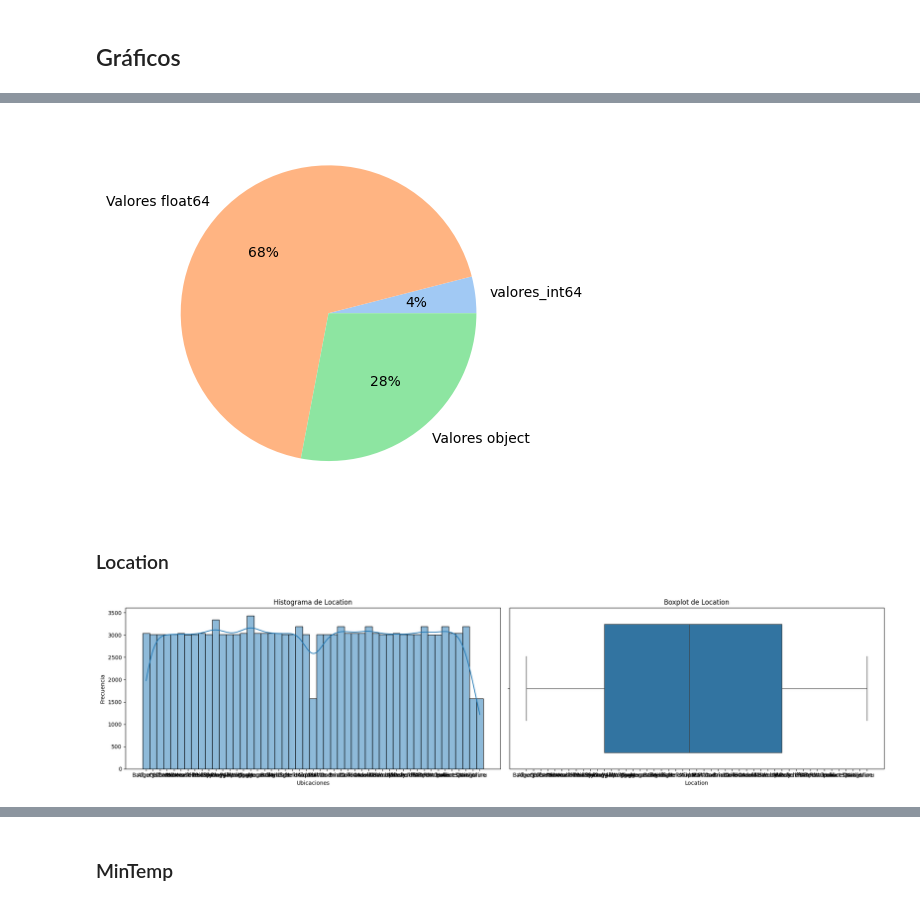
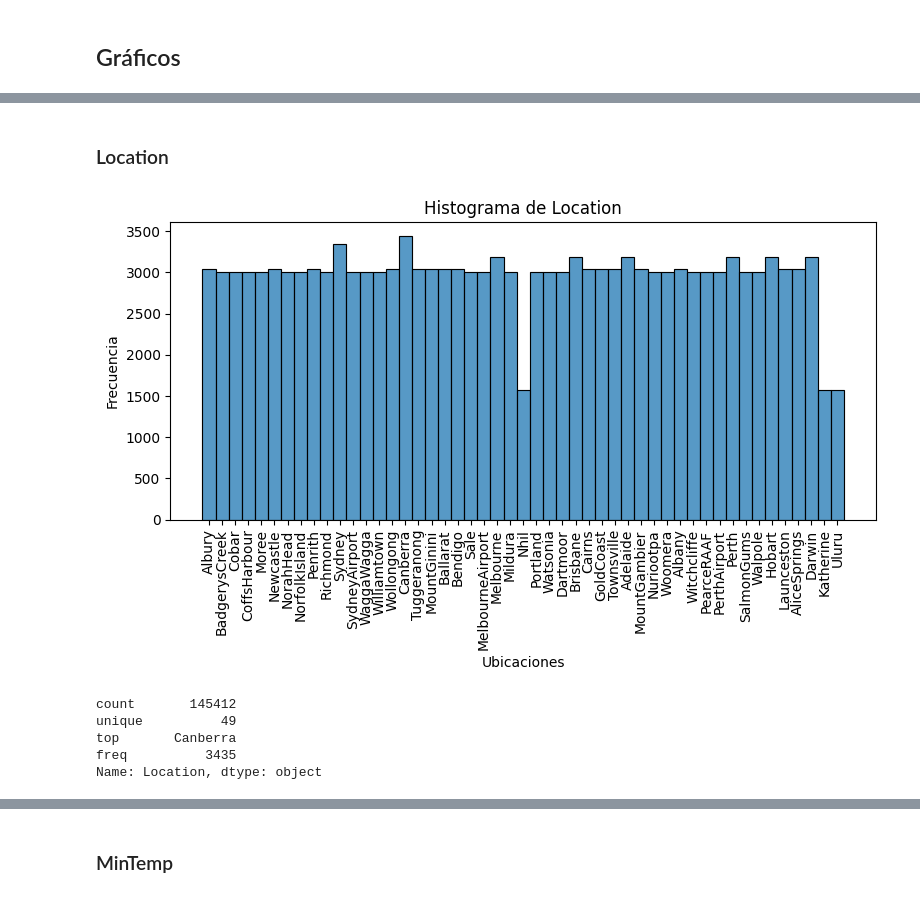
Before and after one commit to C4570/AA1-TUIA-Britos-Moresco, a Jupyter notebook: TP_integrador_AA1.ipynb, the cells around one changed output, grey strips where cells are left out. Drawn from its saved outputs; the diff is of its cells as text; code cells hidden in the pictures.

```diff
--- a/TP_integrador_AA1.ipynb
+++ b/TP_integrador_AA1.ipynb
@@ -177,41 +204,23 @@ plt.show()
-# %%
-# Calcula el número de valores que son de tipo int64
-valores_int64 = (weather_data.dtypes == 'int64').sum()
-
-# Calcula el número de valores que son de tipo float64
-valores_float64 = (weather_data.dtypes == 'float64').sum()
-
-# Calcula el número de valores que son de tipo object
-valores_object = (weather_data.dtypes == 'object').sum()
-
-# Crea una lista con los valores para el gráfico
-datos = [valores_int64, valores_float64, valores_object]
-
-# Crea una lista con las etiquetas para el gráfico
-etiquetas = ['valores_int64', 'Valores float64', 'Valores object']
-
-colors = sns.color_palette("pastel")
-
-plt.pie(datos, labels=etiquetas, colors=colors, autopct='%.0f%%')
-plt.show()
-# %% [output]
-[figure, removed]
 # %% [markdown]
 ### Location
 # %%
-fig, axs = plt.subplots(1, 2, figsize=(20, 5))
+fig, axs = plt.subplots(figsize=(8, 5))
 
 # Histograma
-sns.histplot(weather_data['Location'], kde=True, ax=axs[0])
-axs[0].set_title('Histograma de Location')
-axs[0].set_xlabel('Ubicaciones')
-axs[0].set_ylabel('Frecuencia')
+sns.histplot(weather_data['Location'])
+axs.set_title('Histograma de Location')
+axs.set_xlabel('Ubicaciones')
+axs.set_ylabel('Frecuencia')
 
-# Boxplot
-sns.boxplot(x=weather_data['Location'], ax=axs[1])
-axs[1].set_title('Boxplot de Location')
-
+plt.xticks(rotation=90)
 plt.tight_layout()
 plt.show()
+
+weather_data['Location'].describe()
 # %% [output]
-[figure, old version]
+[figure, new version]
+count       145412
+unique          49
+top       Canberra
+freq          3435
+Name: Location, dtype: object
```
Also changed, not shown: parts of 147 cells of this notebook.
